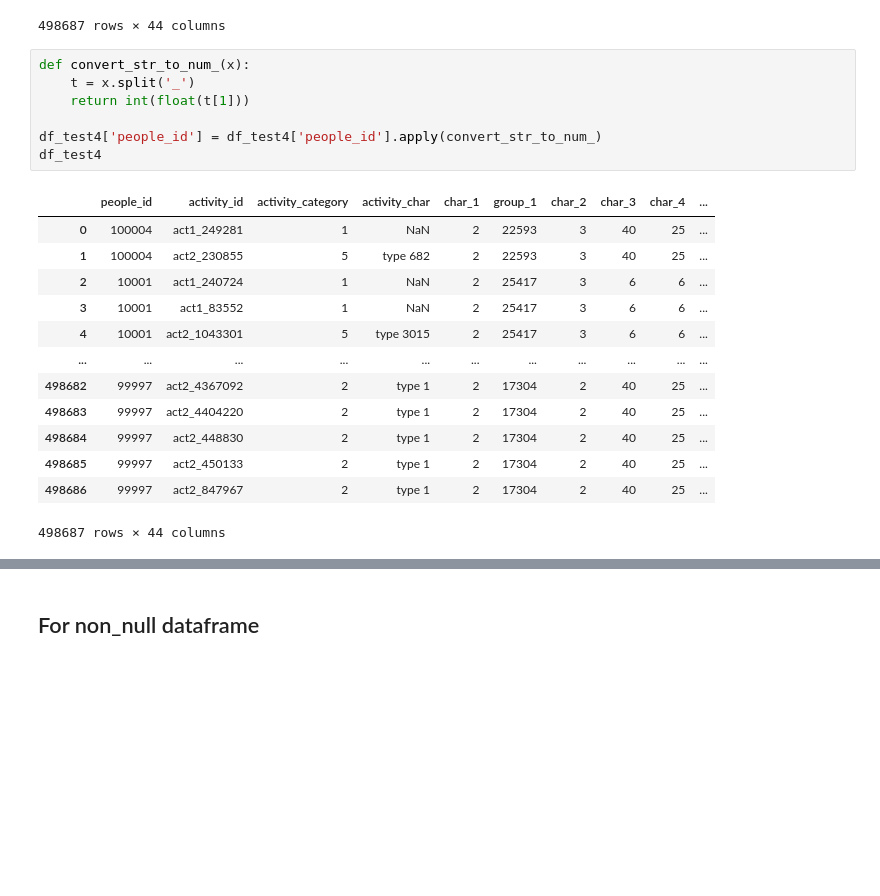
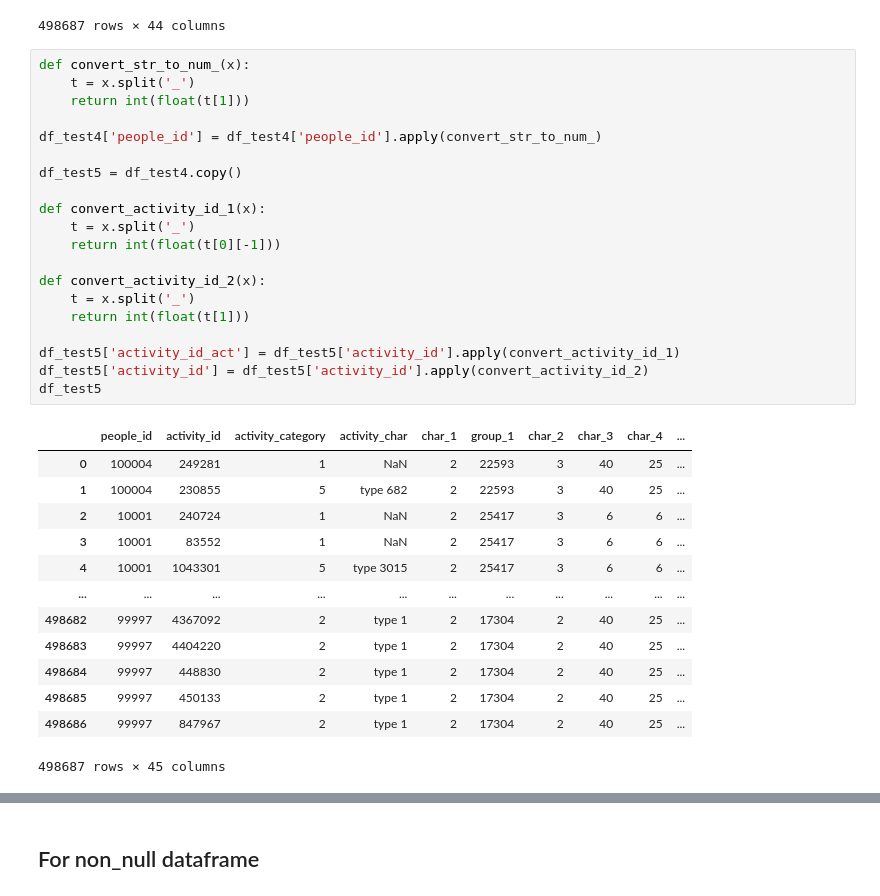
Before and after one commit to yash-meshram/predicting-red-hat-business-value, a Jupyter notebook: testing.ipynb, the cells around one changed output, grey strips where cells are left out. Drawn from its saved outputs; the diff is of its cells as text; blank space fills up the shorter version.

```diff
--- a/testing.ipynb
+++ b/testing.ipynb
@@ -226,21 +226,34 @@ df_test4
 # %%
 def convert_str_to_num_(x):
     t = x.split('_')
     return int(float(t[1]))
 
 df_test4['people_id'] = df_test4['people_id'].apply(convert_str_to_num_)
-df_test4
+
+df_test5 = df_test4.copy()
+
+def convert_activity_id_1(x):
+    t = x.split('_')
+    return int(float(t[0][-1]))
+
+def convert_activity_id_2(x):
+    t = x.split('_')
+    return int(float(t[1]))
+
+df_test5['activity_id_act'] = df_test5['activity_id'].apply(convert_activity_id_1)
+df_test5['activity_id'] = df_test5['activity_id'].apply(convert_activity_id_2)
+df_test5
 # %% [output]
 |  | people_id | activity_id | activity_category | activity_char | char_1 | group_1 | char_2 | char_3 | char_4 | ... |
-| 0 | 100004 | act1_249281 | 1 | NaN | 2 | 22593 | 3 | 40 | 25 | ... |
-| 1 | 100004 | act2_230855 | 5 | type 682 | 2 | 22593 | 3 | 40 | 25 | ... |
-| 2 | 10001 | act1_240724 | 1 | NaN | 2 | 25417 | 3 | 6 | 6 | ... |
-| 3 | 10001 | act1_83552 | 1 | NaN | 2 | 25417 | 3 | 6 | 6 | ... |
-| 4 | 10001 | act2_1043301 | 5 | type 3015 | 2 | 25417 | 3 | 6 | 6 | ... |
+| 0 | 100004 | 249281 | 1 | NaN | 2 | 22593 | 3 | 40 | 25 | ... |
+| 1 | 100004 | 230855 | 5 | type 682 | 2 | 22593 | 3 | 40 | 25 | ... |
+| 2 | 10001 | 240724 | 1 | NaN | 2 | 25417 | 3 | 6 | 6 | ... |
+| 3 | 10001 | 83552 | 1 | NaN | 2 | 25417 | 3 | 6 | 6 | ... |
+| 4 | 10001 | 1043301 | 5 | type 3015 | 2 | 25417 | 3 | 6 | 6 | ... |
 | ... | ... | ... | ... | ... | ... | ... | ... | ... | ... | ... |
-| 498682 | 99997 | act2_4367092 | 2 | type 1 | 2 | 17304 | 2 | 40 | 25 | ... |
-| 498683 | 99997 | act2_4404220 | 2 | type 1 | 2 | 17304 | 2 | 40 | 25 | ... |
-| 498684 | 99997 | act2_448830 | 2 | type 1 | 2 | 17304 | 2 | 40 | 25 | ... |
-| 498685 | 99997 | act2_450133 | 2 | type 1 | 2 | 17304 | 2 | 40 | 25 | ... |
-| 498686 | 99997 | act2_847967 | 2 | type 1 | 2 | 17304 | 2 | 40 | 25 | ... |
+| 498682 | 99997 | 4367092 | 2 | type 1 | 2 | 17304 | 2 | 40 | 25 | ... |
+| 498683 | 99997 | 4404220 | 2 | type 1 | 2 | 17304 | 2 | 40 | 25 | ... |
+| 498684 | 99997 | 448830 | 2 | type 1 | 2 | 17304 | 2 | 40 | 25 | ... |
+| 498685 | 99997 | 450133 | 2 | type 1 | 2 | 17304 | 2 | 40 | 25 | ... |
+| 498686 | 99997 | 847967 | 2 | type 1 | 2 | 17304 | 2 | 40 | 25 | ... |
-498687 rows × 44 columns
+498687 rows × 45 columns
```
Also changed, not shown: parts of 14 cells of this notebook, 3 other files.
